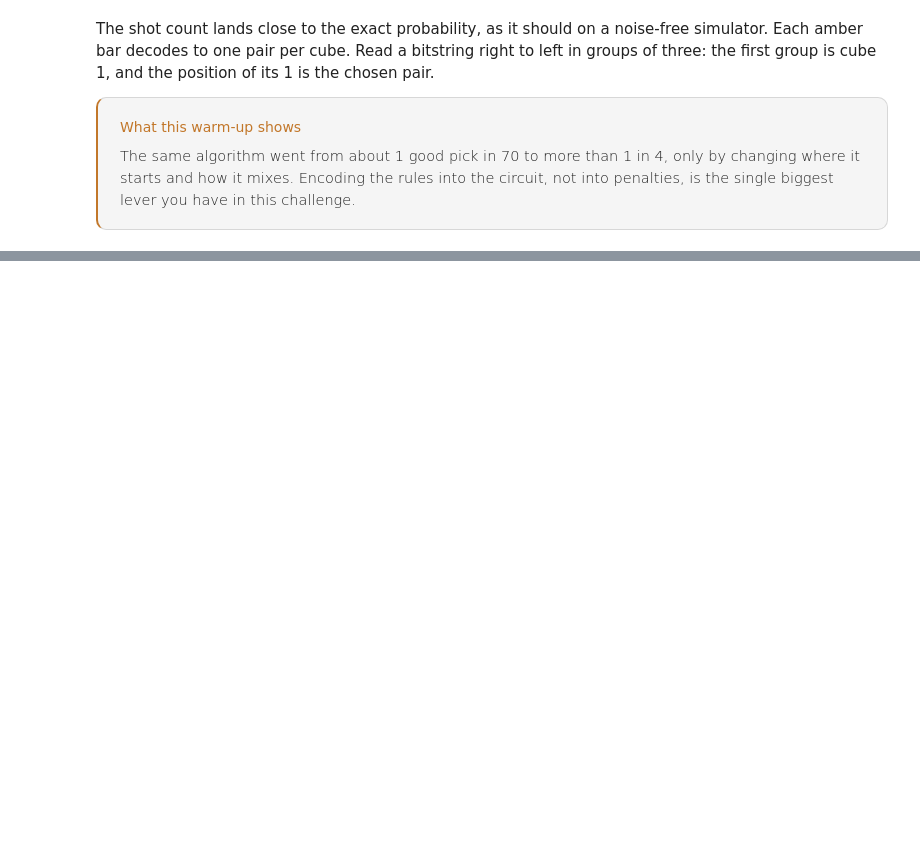
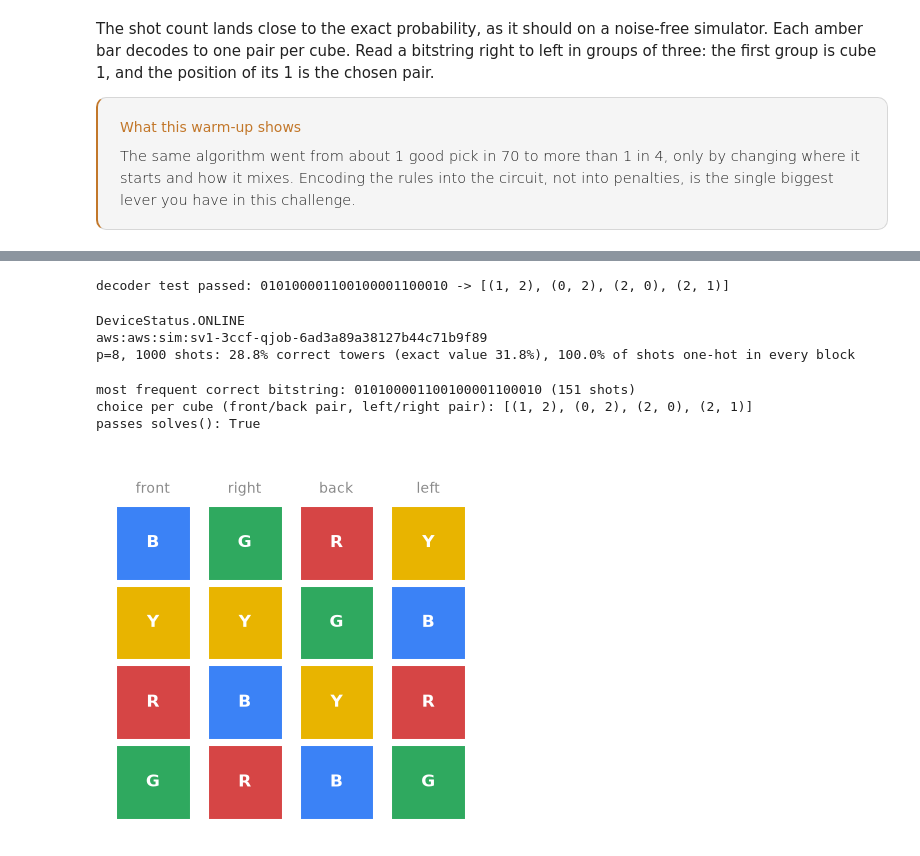
Before and after one commit to davidyashgur/uconn-qiskit-fall-fest-2026, a Jupyter notebook: solution.ipynb, the cells around one changed output, grey strips where cells are left out. Saved outputs shown, nothing was run; the diff lists cells and outputs as text; code cells hidden in the pictures; blank space fills up the shorter version.

```diff
--- a/solution.ipynb
+++ b/solution.ipynb
@@ -607,0 +617,7 @@ Sections 3 and 6 solved only the front and back. Your challenge is the left and
+# %%
+N_CUBES = len(CUBES)
+BLOCKS = list(range(2 * N_CUBES))   # 8 blocks of 3 qubits: x of cube 0, y of cube 0, x of cube 1, ...
+
+H_core = build_hamiltonian(CUBES, lam=0)
+print(f"{H_core.num_qubits} qubits, {len(H_core)} Pauli terms, "
+      f"{sum(l.count('Z') == 2 for l in H_core.paulis.to_labels())} of them ZZ")
@@ -607,0 +812,13 @@ Sections 3 and 6 solved only the front and back. Your challenge is the left and
+# %%
+def circuit_size(qc):
+    measured = qc.copy()
+    measured.measure_all()
+    t = transpile(measured, basis_gates=["rz", "sx", "x", "cx"], optimization_level=1, seed_transpiler=SEED)
+    return t.count_ops().get("cx", 0), t.depth()
+
+
+print(" p   CX gates   depth")
+for p, (g, b, _) in enumerate(LAYERS, start=1):
+    if p in (1, 2, 4, 6, 8):
+        cx, depth = circuit_size(constrained_qaoa(H_core, g, b, cubes=BLOCKS))
+        print(f"{p:>2}   {cx:>8}   {depth:>5}")
@@ -607,0 +838,60 @@ Sections 3 and 6 solved only the front and back. Your challenge is the left and
+# %%
+def decode(bitstring, n_blocks):
+    """Qiskit-order bitstring -> pick (one pair per block), or None if a block is not one-hot."""
+    bits = bitstring[::-1]   # now bits[q] is qubit q
+    pick = []
+    for b in range(n_blocks):
+        block = bits[3 * b: 3 * b + 3]
+        if block.count("1") != 1:
+            return None
+        pick.append(block.index("1"))
+    return tuple(pick)
+
+
+# test the decoder on the known answer before trusting it
+answer = PICKS[SOLVED[0]]
+answer_bits = format(pick_index(answer), f"0{3 * len(BLOCKS)}b")
+assert decode(answer_bits, len(BLOCKS)) == answer and is_solved(CUBES, decode(answer_bits, len(BLOCKS)))
+print("decoder test passed:", answer_bits, "->", pick_to_choice(answer))
+
+
+def score(counts, cubes, n_blocks):
+    shots = sum(counts.values())
+    valid = correct = 0
+    for bitstring, n in counts.items():
+        pick = decode(bitstring, n_blocks)
+        if pick is not None:
+            valid += n
+            correct += n * is_solved(cubes, pick)
+    return correct / shots, valid / shots
+# %% [output]
+decoder test passed: 010100001100100001100010 -> [(1, 2), (0, 2), (2, 0), (2, 1)]
+# %%
+P_FINAL = 8
+g8, b8, _ = LAYERS[P_FINAL - 1]
+final_circuit = constrained_qaoa(H_core, g8, b8, cubes=BLOCKS)
+exact = subspace_qaoa(H_values, len(BLOCKS), g8, b8)[SOLVED].sum()
+
+shots = 1000
+counts = run_on_qbraid(final_circuit, shots=shots)
+p_correct, p_valid = score(counts, CUBES, len(BLOCKS))
+print(f"p={P_FINAL}, {shots} shots: {p_correct:.1%} correct towers (exact value {exact:.1%}), "
+      f"{p_valid:.1%} of shots one-hot in every block")
+# %% [output]
+DeviceStatus.ONLINE
+aws:aws:sim:sv1-3ccf-qjob-6ad3a89a38127b44c71b9f89
+p=8, 1000 shots: 28.8% correct towers (exact value 31.8%), 100.0% of shots one-hot in every block
+# %%
+best_bits = max((s for s in counts if decode(s, len(BLOCKS)) and is_solved(CUBES, decode(s, len(BLOCKS)))),
+                key=counts.get)
+best_choice = pick_to_choice(decode(best_bits, len(BLOCKS)))
+tower = tower_from(CUBES, best_choice)
+print("most frequent correct bitstring:", best_bits, f"({counts[best_bits]} shots)")
+print("choice per cube (front/back pair, left/right pair):", best_choice)
+print("passes solves():", solves(tower))
+draw_tower(tower)
+# %% [output]
+most frequent correct bitstring: 010100001100100001100010 (151 shots)
+choice per cube (front/back pair, left/right pair): [(1, 2), (0, 2), (2, 0), (2, 1)]
+passes solves(): True
+[figure, added]
```
Also changed, not shown: parts of 27 cells of this notebook, 1 other file.
